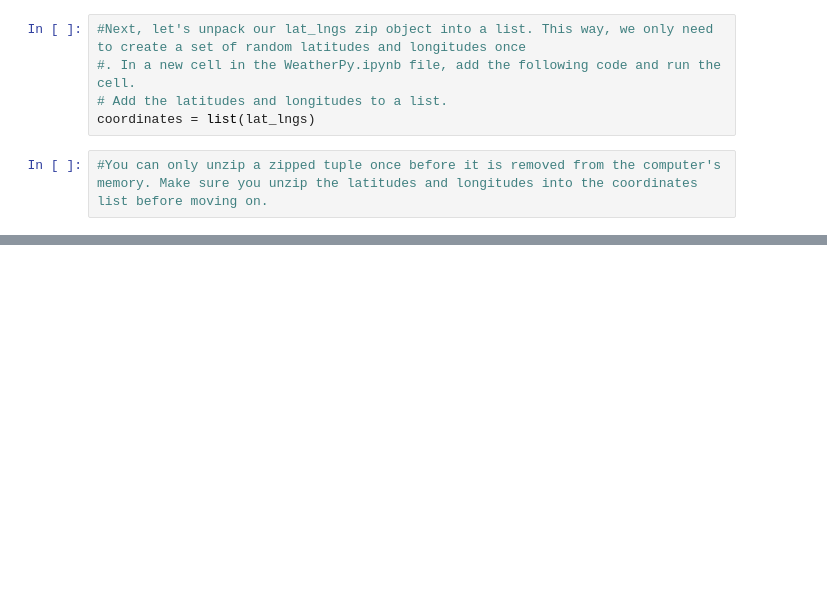
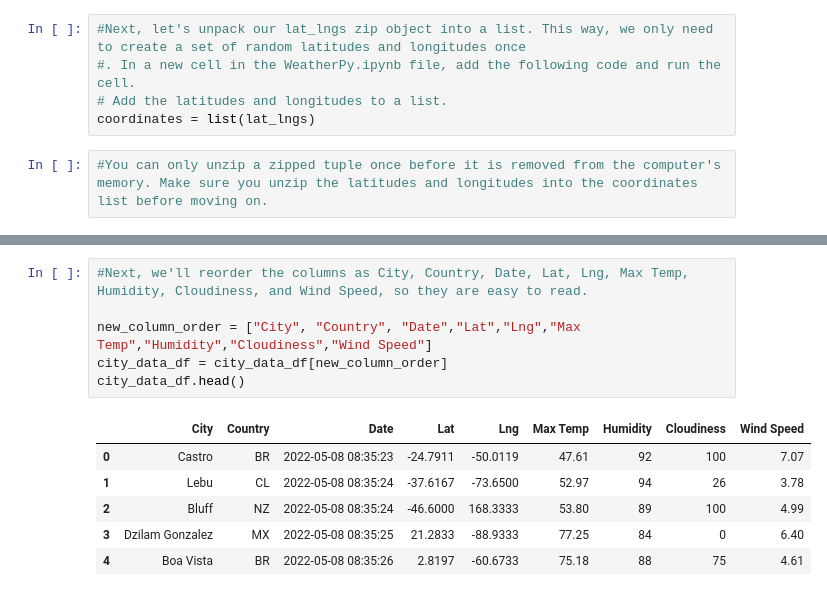
Before and after one commit to karen-trena/World_Weather_Analysis, a Jupyter notebook: WeatherPy.ipynb, the cells around one changed output, grey strips where cells are left out. Cells and saved outputs as stored; diff of their text form; blank space fills up the shorter version.

```diff
--- a/WeatherPy.ipynb
+++ b/WeatherPy.ipynb
@@ -72,0 +267,13 @@ Note:The citipy module finds the nearest city to the latitude and longitude pair
+# %%
+#Next, we'll reorder the columns as City, Country, Date, Lat, Lng, Max Temp, Humidity, Cloudiness, and Wind Speed, so they are easy to read.
+
+new_column_order = ["City", "Country", "Date","Lat","Lng","Max Temp","Humidity","Cloudiness","Wind Speed"]
+city_data_df = city_data_df[new_column_order]
+city_data_df.head()
+# %% [output]
+|  | City | Country | Date | Lat | Lng | Max Temp | Humidity | Cloudiness | Wind Speed |
+| 0 | Castro | BR | 2022-05-08 08:35:23 | -24.7911 | -50.0119 | 47.61 | 92 | 100 | 7.07 |
+| 1 | Lebu | CL | 2022-05-08 08:35:24 | -37.6167 | -73.6500 | 52.97 | 94 | 26 | 3.78 |
+| 2 | Bluff | NZ | 2022-05-08 08:35:24 | -46.6000 | 168.3333 | 53.80 | 89 | 100 | 4.99 |
+| 3 | Dzilam Gonzalez | MX | 2022-05-08 08:35:25 | 21.2833 | -88.9333 | 77.25 | 84 | 0 | 6.40 |
+| 4 | Boa Vista | BR | 2022-05-08 08:35:26 | 2.8197 | -60.6733 | 75.18 | 88 | 75 | 4.61 |
```
Also changed, not shown: parts of 19 cells of this notebook, 4 other files.
